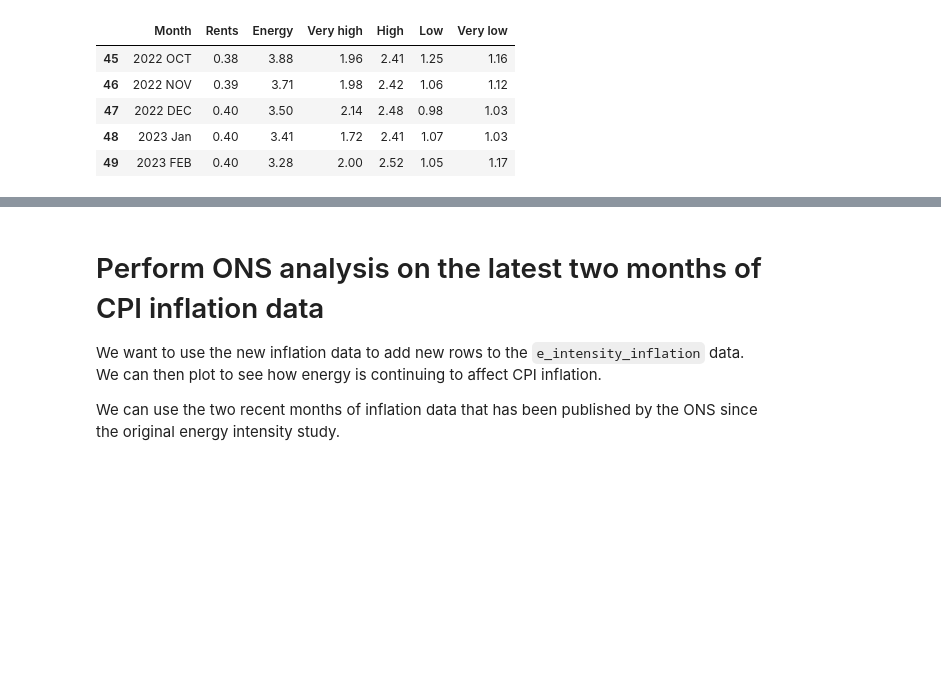
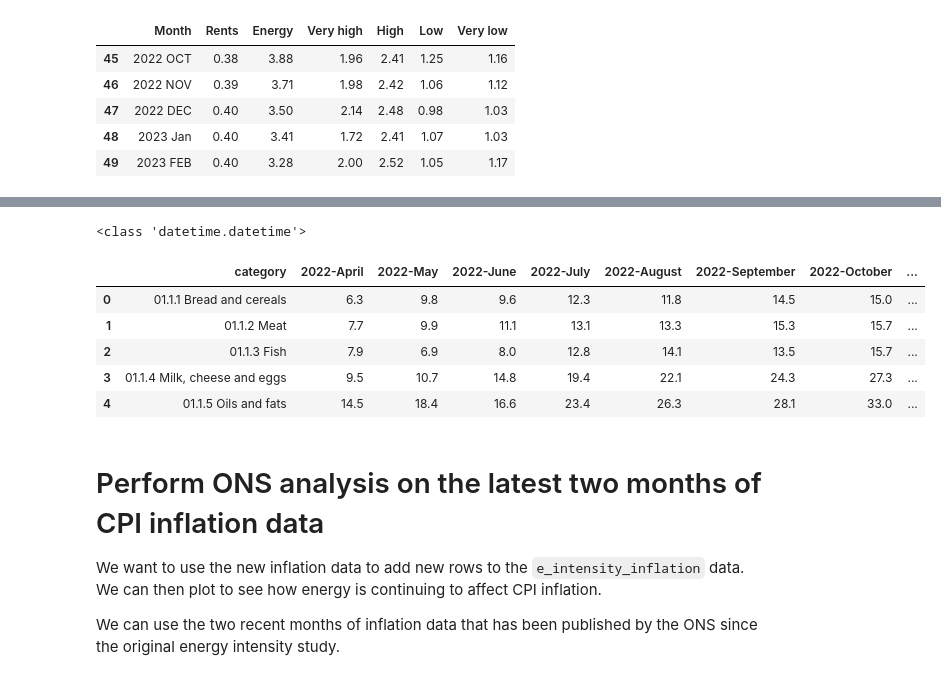
Before and after one commit to samuel-speller/Energy-affects-on-CPI-analysis, a Jupyter notebook: Energy_intensity_of_the_CPI_continued.ipynb, the cells around one changed output, grey strips where cells are left out. Cells and saved outputs as stored; diff of their text form; code cells hidden in the pictures; blank space fills up the shorter version.

```diff
--- a/Energy_intensity_of_the_CPI_continued.ipynb
+++ b/Energy_intensity_of_the_CPI_continued.ipynb
@@ -99,6 +98,31 @@ cpi_weights.head()
 | 2 | 01.1.3 Fish | 5 |
 | 3 | 01.1.4 Milk, cheese and eggs | 14 |
 | 4 | 01.1.5 Oils and fats | 4 |
+# %%
+# rename the columns to make it easier to read
+cols = list(cpi_inflation.columns)
+
+# check that the column names are datetime objects
+print(type(cols[1]))
+
+# loop through the columns and change the datetime objects to strings of a YYYY-MONTH format.
+for i in range(len(cols)):
+    # only change the column name if it is a datetime object.
+    if isinstance(cols[i], datetime.datetime):
+        cols[i] = cols[i].strftime('%Y-%B')
+
+# rename the columns with the new values
+cpi_inflation.columns = cols
+
+cpi_inflation.head()
+# %% [output]
+<class 'datetime.datetime'>
+|  | category | 2022-April | 2022-May | 2022-June | 2022-July | 2022-August | 2022-September | 2022-October | ... |
+| 0 | 01.1.1 Bread and cereals | 6.3 | 9.8 | 9.6 | 12.3 | 11.8 | 14.5 | 15.0 | ... |
+| 1 | 01.1.2 Meat | 7.7 | 9.9 | 11.1 | 13.1 | 13.3 | 15.3 | 15.7 | ... |
+| 2 | 01.1.3 Fish | 7.9 | 6.9 | 8.0 | 12.8 | 14.1 | 13.5 | 15.7 | ... |
+| 3 | 01.1.4 Milk, cheese and eggs | 9.5 | 10.7 | 14.8 | 19.4 | 22.1 | 24.3 | 27.3 | ... |
+| 4 | 01.1.5 Oils and fats | 14.5 | 18.4 | 16.6 | 23.4 | 26.3 | 28.1 | 33.0 | ... |
 # %% [markdown]
 # Perform ONS analysis on the latest two months of CPI inflation data
 
```
Also changed, not shown: parts of 14 cells of this notebook, 1 other file.
